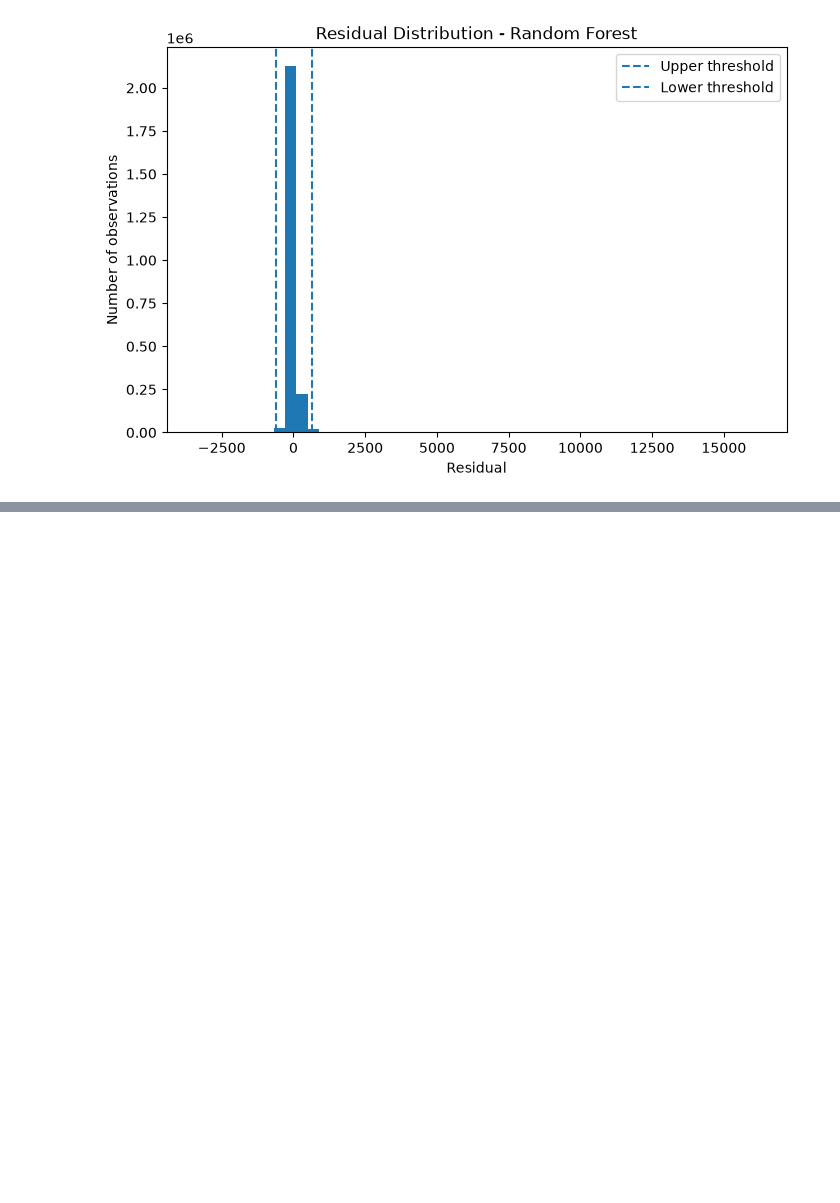
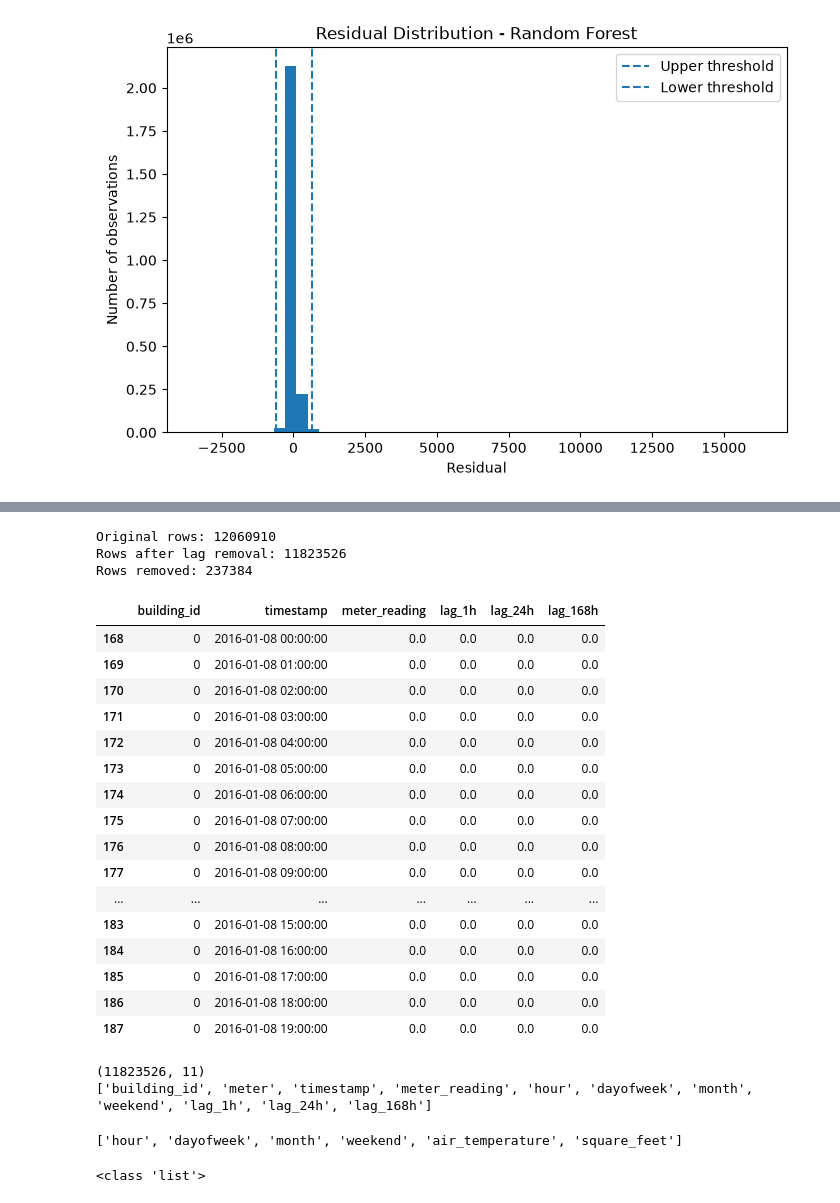
Before and after one commit to ArpanOj/Electricity-consumption-anomaly-detection, a Jupyter notebook: Electricity_comsumption_anomaly_detection.ipynb, the cells around one changed output, grey strips where cells are left out. Drawn from its saved outputs; the diff is of its cells as text; code cells hidden in the pictures; blank space fills up the shorter version.

Commit message:
Added time based feature engineering

```diff
--- a/Electricity_comsumption_anomaly_detection.ipynb
+++ b/Electricity_comsumption_anomaly_detection.ipynb
@@ -617,0 +627,13 @@ plt.show()
+# %%
+#  Historical Feature Engineering
+
+# Make a copy so we don't accidentally modify the original dataframe
+elec_df = electricity.copy()
+
+# Sort by building and time
+elec_df = elec_df.sort_values(
+    ["building_id", "timestamp"]
+).reset_index(drop=True)
+
+# Check the result
+elec_df[["building_id", "timestamp", "meter_reading"]].head(10)
@@ -617,0 +746,7 @@ plt.show()
+# %%
+elec_df["hour"] = elec_df["timestamp"].dt.hour
+elec_df["dayofweek"] = elec_df["timestamp"].dt.dayofweek
+elec_df["month"] = elec_df["timestamp"].dt.month
+elec_df["weekend"] = (
+    elec_df["dayofweek"] >= 5
+).astype(int)
@@ -617,0 +846,57 @@ plt.show()
+# %%
+elec_lag_df = elec_df.dropna(
+    subset=["lag_1h", "lag_24h", "lag_168h"]
+).copy()
+
+print("Original rows:", len(elec_df))
+print("Rows after lag removal:", len(elec_lag_df))
+print("Rows removed:", len(elec_df) - len(elec_lag_df))
+# %% [output]
+Original rows: 12060910
+Rows after lag removal: 11823526
+Rows removed: 237384
+# %%
+elec_lag_df[
+    elec_lag_df["building_id"] == 0
+][
+    [
+        "building_id",
+        "timestamp",
+        "meter_reading",
+        "lag_1h",
+        "lag_24h",
+        "lag_168h"
+    ]
+].head(20)
+# %% [output]
+|  | building_id | timestamp | meter_reading | lag_1h | lag_24h | lag_168h |
+| 168 | 0 | 2016-01-08 00:00:00 | 0.0 | 0.0 | 0.0 | 0.0 |
+| 169 | 0 | 2016-01-08 01:00:00 | 0.0 | 0.0 | 0.0 | 0.0 |
+| 170 | 0 | 2016-01-08 02:00:00 | 0.0 | 0.0 | 0.0 | 0.0 |
+| 171 | 0 | 2016-01-08 03:00:00 | 0.0 | 0.0 | 0.0 | 0.0 |
+| 172 | 0 | 2016-01-08 04:00:00 | 0.0 | 0.0 | 0.0 | 0.0 |
+| 173 | 0 | 2016-01-08 05:00:00 | 0.0 | 0.0 | 0.0 | 0.0 |
+| 174 | 0 | 2016-01-08 06:00:00 | 0.0 | 0.0 | 0.0 | 0.0 |
+| 175 | 0 | 2016-01-08 07:00:00 | 0.0 | 0.0 | 0.0 | 0.0 |
+| 176 | 0 | 2016-01-08 08:00:00 | 0.0 | 0.0 | 0.0 | 0.0 |
+| 177 | 0 | 2016-01-08 09:00:00 | 0.0 | 0.0 | 0.0 | 0.0 |
+| ... | ... | ... | ... | ... | ... | ... |
+| 183 | 0 | 2016-01-08 15:00:00 | 0.0 | 0.0 | 0.0 | 0.0 |
+| 184 | 0 | 2016-01-08 16:00:00 | 0.0 | 0.0 | 0.0 | 0.0 |
+| 185 | 0 | 2016-01-08 17:00:00 | 0.0 | 0.0 | 0.0 | 0.0 |
+| 186 | 0 | 2016-01-08 18:00:00 | 0.0 | 0.0 | 0.0 | 0.0 |
+| 187 | 0 | 2016-01-08 19:00:00 | 0.0 | 0.0 | 0.0 | 0.0 |
+# %%
+print(elec_lag_df.shape)
+print(elec_lag_df.columns.tolist())
+# %% [output]
+(11823526, 11)
+['building_id', 'meter', 'timestamp', 'meter_reading', 'hour', 'dayofweek', 'month', 'weekend', 'lag_1h', 'lag_24h', 'lag_168h']
+# %%
+features
+# %% [output]
+['hour', 'dayofweek', 'month', 'weekend', 'air_temperature', 'square_feet']
+# %%
+print(type(features))
+# %% [output]
+<class 'list'>
```
Also changed, not shown: parts of 45 cells of this notebook.
